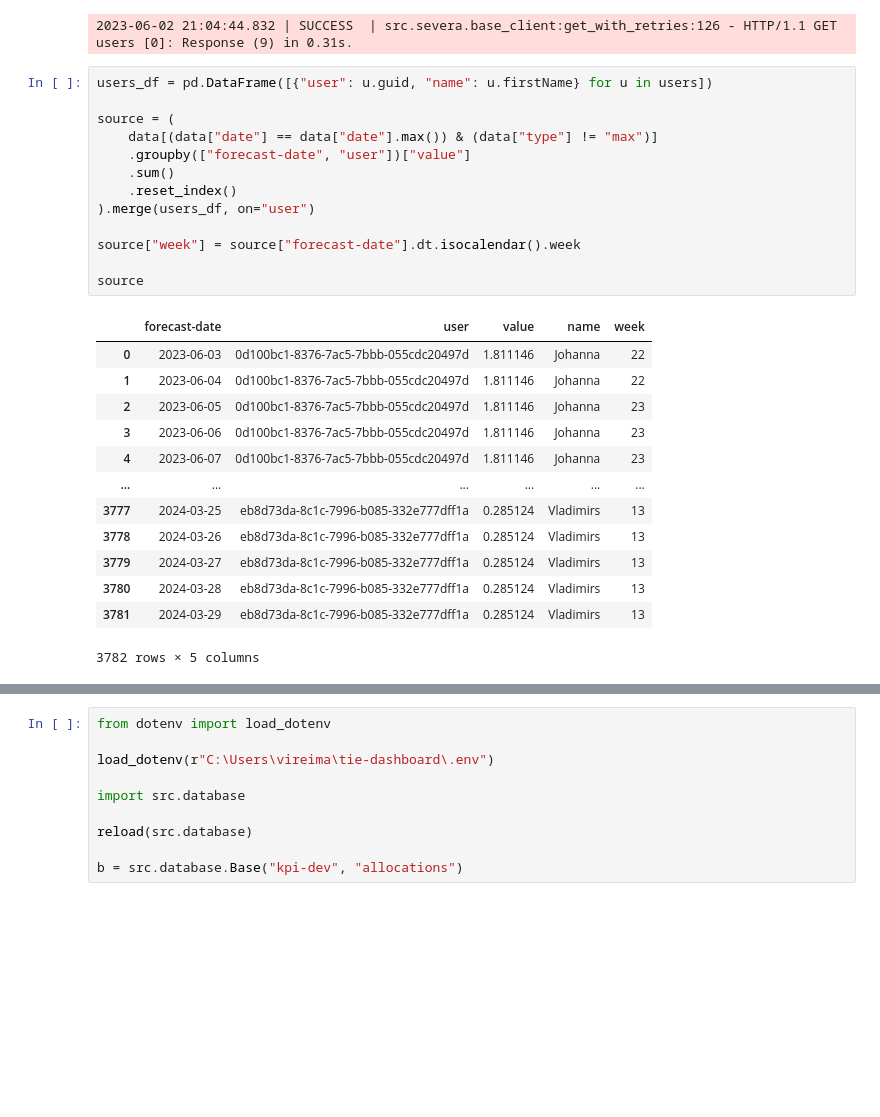
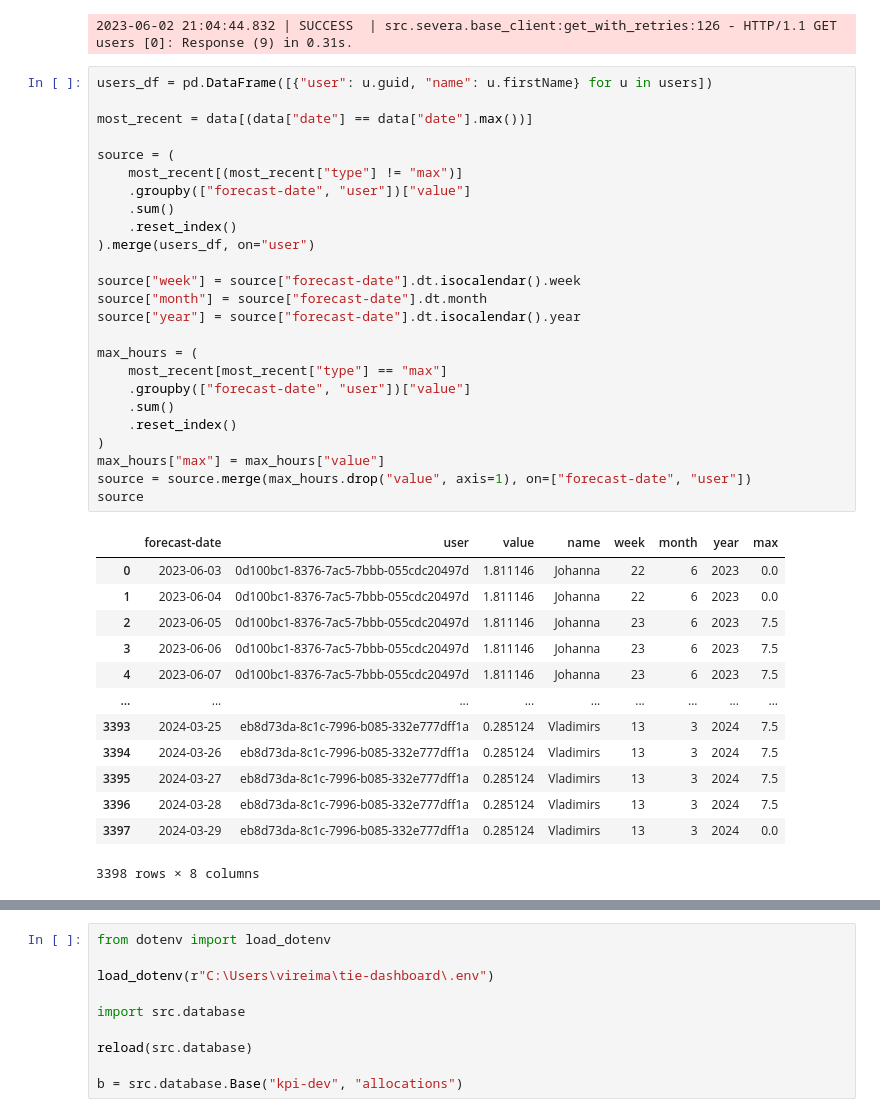
Before and after one commit to vreima/tie-dashboard, a Jupyter notebook: testing-notebook.ipynb, the cells around one changed output, grey strips where cells are left out. Saved outputs shown, nothing was run; the diff lists cells and outputs as text; blank space fills up the shorter version.

```diff
--- a/testing-notebook.ipynb
+++ b/testing-notebook.ipynb
@@ -118,30 +118,42 @@ users = await src.severa.fetch.Fetcher().users()
 # %%
 users_df = pd.DataFrame([{"user": u.guid, "name": u.firstName} for u in users])
 
+most_recent = data[(data["date"] == data["date"].max())]
+
 source = (
-    data[(data["date"] == data["date"].max()) & (data["type"] != "max")]
+    most_recent[(most_recent["type"] != "max")]
     .groupby(["forecast-date", "user"])["value"]
     .sum()
     .reset_index()
 ).merge(users_df, on="user")
 
 source["week"] = source["forecast-date"].dt.isocalendar().week
+source["month"] = source["forecast-date"].dt.month
+source["year"] = source["forecast-date"].dt.isocalendar().year
 
+max_hours = (
+    most_recent[most_recent["type"] == "max"]
+    .groupby(["forecast-date", "user"])["value"]
+    .sum()
+    .reset_index()
+)
+max_hours["max"] = max_hours["value"]
+source = source.merge(max_hours.drop("value", axis=1), on=["forecast-date", "user"])
 source
 # %% [output]
-|  | forecast-date | user | value | name | week |
-| 0 | 2023-06-03 | 0d100bc1-8376-7ac5-7bbb-055cdc20497d | 1.811146 | Johanna | 22 |
-| 1 | 2023-06-04 | 0d100bc1-8376-7ac5-7bbb-055cdc20497d | 1.811146 | Johanna | 22 |
-| 2 | 2023-06-05 | 0d100bc1-8376-7ac5-7bbb-055cdc20497d | 1.811146 | Johanna | 23 |
-| 3 | 2023-06-06 | 0d100bc1-8376-7ac5-7bbb-055cdc20497d | 1.811146 | Johanna | 23 |
-| 4 | 2023-06-07 | 0d100bc1-8376-7ac5-7bbb-055cdc20497d | 1.811146 | Johanna | 23 |
-| ... | ... | ... | ... | ... | ... |
-| 3777 | 2024-03-25 | eb8d73da-8c1c-7996-b085-332e777dff1a | 0.285124 | Vladimirs | 13 |
-| 3778 | 2024-03-26 | eb8d73da-8c1c-7996-b085-332e777dff1a | 0.285124 | Vladimirs | 13 |
-| 3779 | 2024-03-27 | eb8d73da-8c1c-7996-b085-332e777dff1a | 0.285124 | Vladimirs | 13 |
-| 3780 | 2024-03-28 | eb8d73da-8c1c-7996-b085-332e777dff1a | 0.285124 | Vladimirs | 13 |
-| 3781 | 2024-03-29 | eb8d73da-8c1c-7996-b085-332e777dff1a | 0.285124 | Vladimirs | 13 |
+|  | forecast-date | user | value | name | week | month | year | max |
+| 0 | 2023-06-03 | 0d100bc1-8376-7ac5-7bbb-055cdc20497d | 1.811146 | Johanna | 22 | 6 | 2023 | 0.0 |
+| 1 | 2023-06-04 | 0d100bc1-8376-7ac5-7bbb-055cdc20497d | 1.811146 | Johanna | 22 | 6 | 2023 | 0.0 |
+| 2 | 2023-06-05 | 0d100bc1-8376-7ac5-7bbb-055cdc20497d | 1.811146 | Johanna | 23 | 6 | 2023 | 7.5 |
+| 3 | 2023-06-06 | 0d100bc1-8376-7ac5-7bbb-055cdc20497d | 1.811146 | Johanna | 23 | 6 | 2023 | 7.5 |
+| 4 | 2023-06-07 | 0d100bc1-8376-7ac5-7bbb-055cdc20497d | 1.811146 | Johanna | 23 | 6 | 2023 | 7.5 |
+| ... | ... | ... | ... | ... | ... | ... | ... | ... |
+| 3393 | 2024-03-25 | eb8d73da-8c1c-7996-b085-332e777dff1a | 0.285124 | Vladimirs | 13 | 3 | 2024 | 7.5 |
+| 3394 | 2024-03-26 | eb8d73da-8c1c-7996-b085-332e777dff1a | 0.285124 | Vladimirs | 13 | 3 | 2024 | 7.5 |
+| 3395 | 2024-03-27 | eb8d73da-8c1c-7996-b085-332e777dff1a | 0.285124 | Vladimirs | 13 | 3 | 2024 | 7.5 |
+| 3396 | 2024-03-28 | eb8d73da-8c1c-7996-b085-332e777dff1a | 0.285124 | Vladimirs | 13 | 3 | 2024 | 7.5 |
+| 3397 | 2024-03-29 | eb8d73da-8c1c-7996-b085-332e777dff1a | 0.285124 | Vladimirs | 13 | 3 | 2024 | 0.0 |
-3782 rows × 5 columns
+3398 rows × 8 columns
 # %%
 options = ["d", "week", "m"]
 labels = [option + " " for option in options]
```
Also changed, not shown: parts of 1 cell of this notebook, 2 other files.
